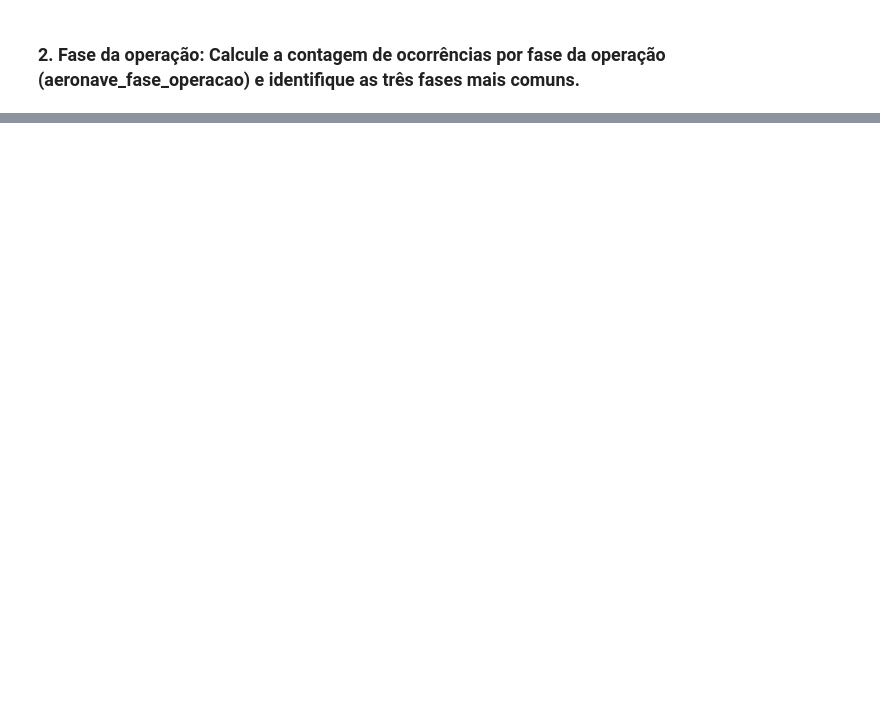
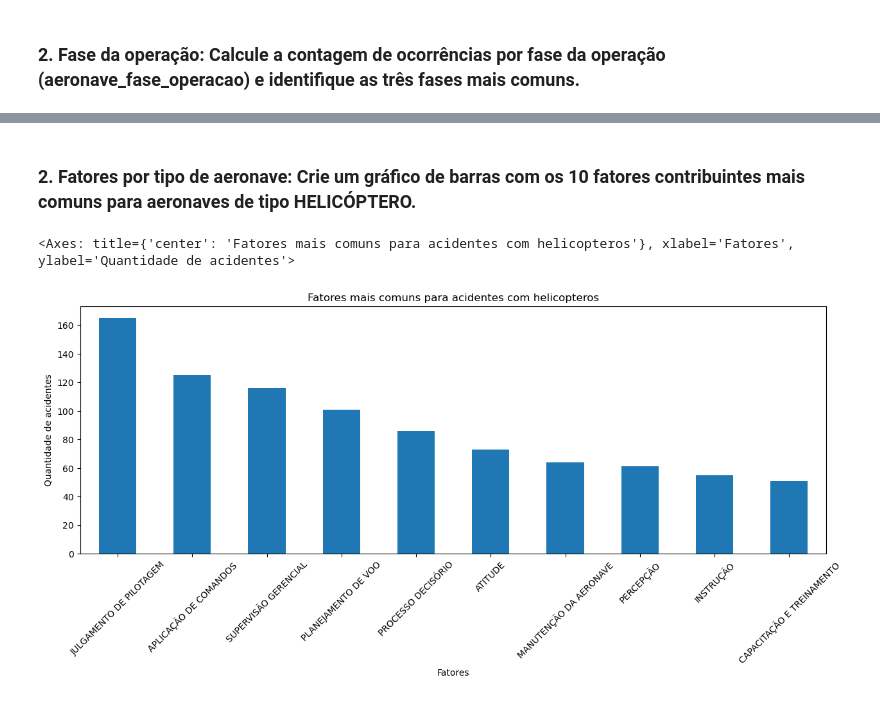
Before and after one commit to DosAnjos013/Analise_de_dados, a Jupyter notebook: Acidentes_Aereos/analise.ipynb, the cells around one changed output, grey strips where cells are left out. Cells and saved outputs as stored; diff of their text form; code cells hidden in the pictures; blank space fills up the shorter version.

```diff
--- a/Acidentes_Aereos/analise.ipynb
+++ b/Acidentes_Aereos/analise.ipynb
@@ -110,0 +187,12 @@ Name: count, dtype: int64
+# %% [markdown]
+### 2. Fatores por tipo de aeronave: Crie um gráfico de barras com os 10 fatores contribuintes mais comuns para aeronaves de tipo HELICÓPTERO.
+# %%
+combinado_df = pd.merge(ocorrencias_df, fator_df, on='codigo_ocorrencia3', how='inner')
+combinado_df = pd.merge(combinado_df, aeronaves_df, on='codigo_ocorrencia2', how='right')
+combinado_df = combinado_df[['fator_nome','aeronave_tipo_veiculo']]
+combinado_df = combinado_df[combinado_df['aeronave_tipo_veiculo'] == 'HELICÓPTERO']
+#combinado_df = combinado_df.groupby(combinado_df['fator_nome'])['areonave_tipo_veiculo'].count()
+combinado_df['fator_nome'].value_counts()[:10].plot(figsize=[15,5], kind='bar', rot=45, title='Fatores mais comuns para acidentes com helicopteros', xlabel='Fatores', ylabel='Quantidade de acidentes')
+# %% [output]
+<Axes: title={'center': 'Fatores mais comuns para acidentes com helicopteros'}, xlabel='Fatores', ylabel='Quantidade de acidentes'>
+[figure, added]
```
Also changed, not shown: parts of 9 cells of this notebook.
